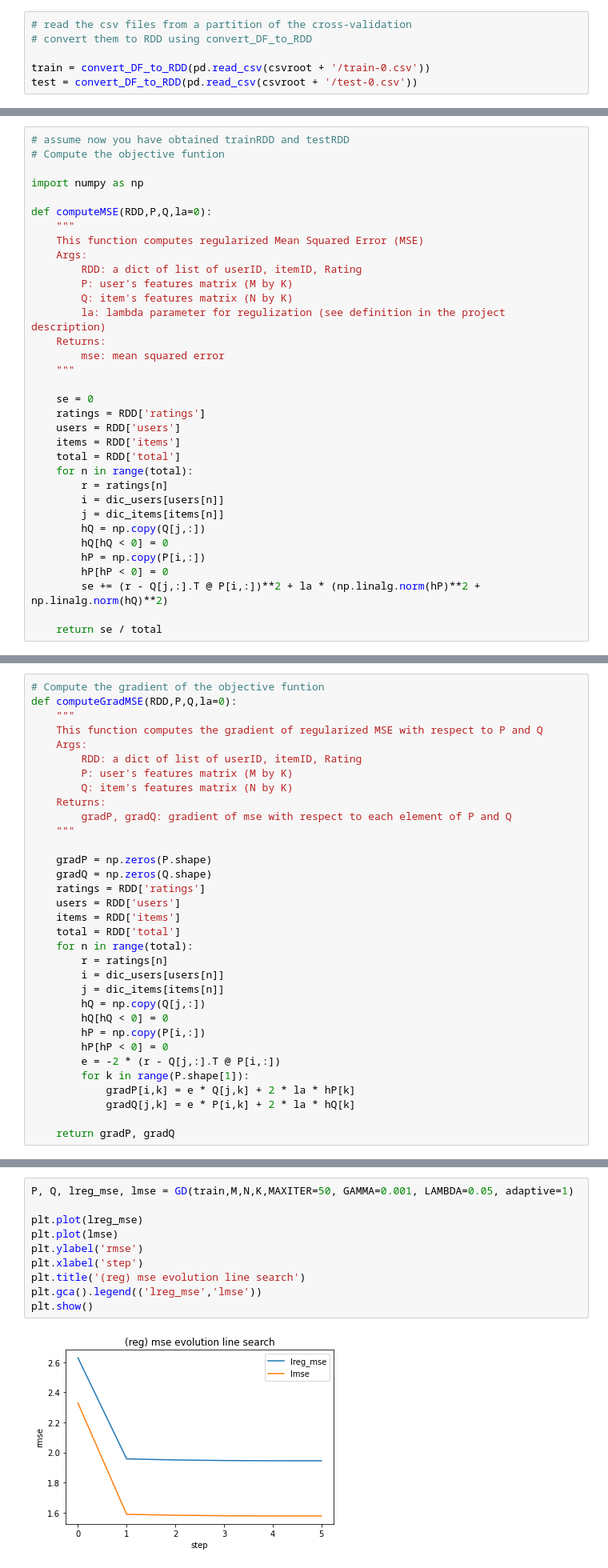
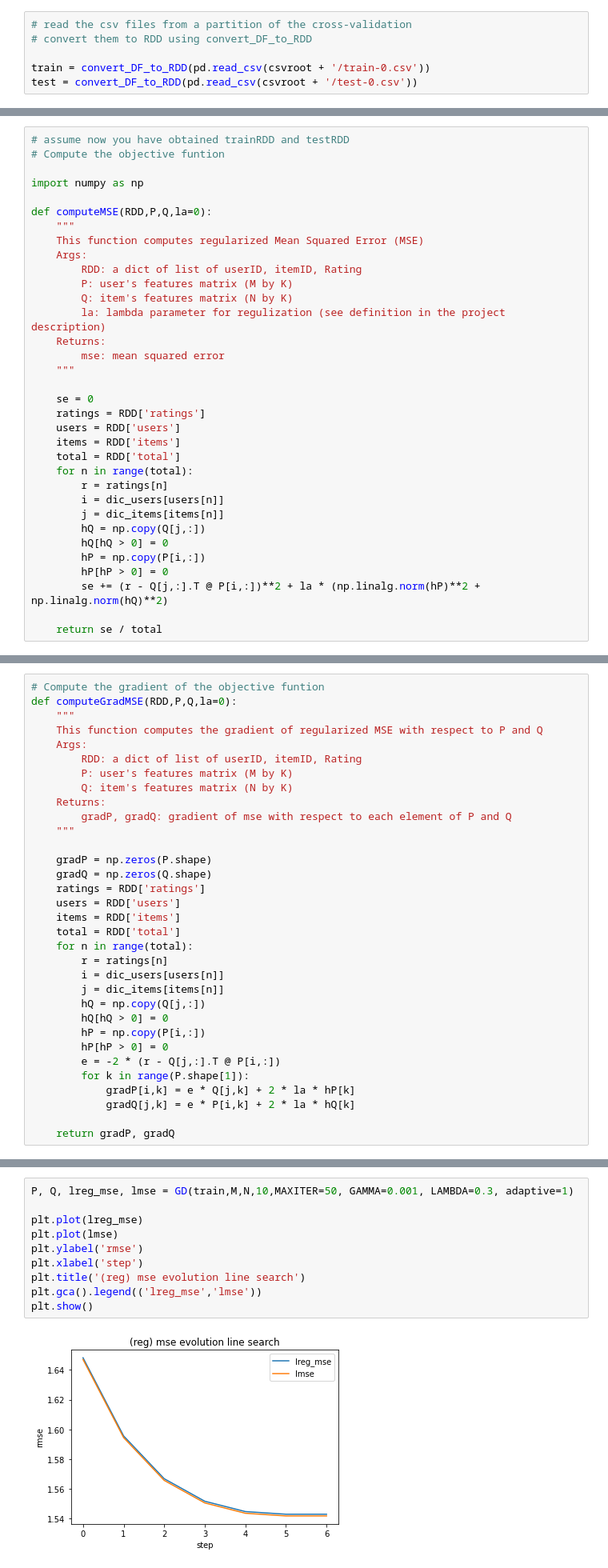
Before and after one commit to LorisGaven/Projet_BigData, a Jupyter notebook: Projet-Optimisation-22-eleves.ipynb, the cells around one changed output, grey strips where cells are left out. Shown at 80% size. Drawn from its saved outputs; the diff is of its cells as text.

```diff
--- a/Projet-Optimisation-22-eleves.ipynb
+++ b/Projet-Optimisation-22-eleves.ipynb
@@ -162,9 +162,9 @@ def computeMSE(RDD,P,Q,la=0):
         i = dic_users[users[n]]
         j = dic_items[items[n]]
         hQ = np.copy(Q[j,:])
-        hQ[hQ < 0] = 0
+        hQ[hQ > 0] = 0
         hP = np.copy(P[i,:])
-        hP[hP < 0] = 0
+        hP[hP > 0] = 0
         se += (r - Q[j,:].T @ P[i,:])**2 + la * (np.linalg.norm(hP)**2 + np.linalg.norm(hQ)**2)
 
     return se / total
@@ -203,9 +203,9 @@ def computeGradMSE(RDD,P,Q,la=0):
         i = dic_users[users[n]]
         j = dic_items[items[n]]
         hQ = np.copy(Q[j,:])
-        hQ[hQ < 0] = 0
+        hQ[hQ > 0] = 0
         hP = np.copy(P[i,:])
-        hP[hP < 0] = 0
+        hP[hP > 0] = 0
         e = -2 * (r - Q[j,:].T @ P[i,:])
         for k in range(P.shape[1]):
             gradP[i,k] = e * Q[j,k] + 2 * la * hP[k]
@@ -316,15 +314,15 @@ plt.show()
 # %%
-P, Q, lreg_mse, lmse = GD(train,M,N,K,MAXITER=50, GAMMA=0.001, LAMBDA=0.05, adaptive=1)
+P, Q, lreg_mse, lmse = GD(train,M,N,10,MAXITER=50, GAMMA=0.001, LAMBDA=0.3, adaptive=1)
 
 plt.plot(lreg_mse)
 plt.plot(lmse)
 plt.ylabel('rmse')
 plt.xlabel('step')
 plt.title('(reg) mse evolution line search')
 plt.gca().legend(('lreg_mse','lmse'))
 plt.show()
 # %% [output]
-[figure, old version]
+[figure, new version]
 # %% [markdown]
 # C. Performance evaluation
 1. Compute RMSE score. You should use lenskit.metrics.predict.rmse for a fair comparison. Analyze both the training and test score on the 5 cross-validation partitions.
```
Also changed, not shown: parts of 6 cells of this notebook, 10 other files.
